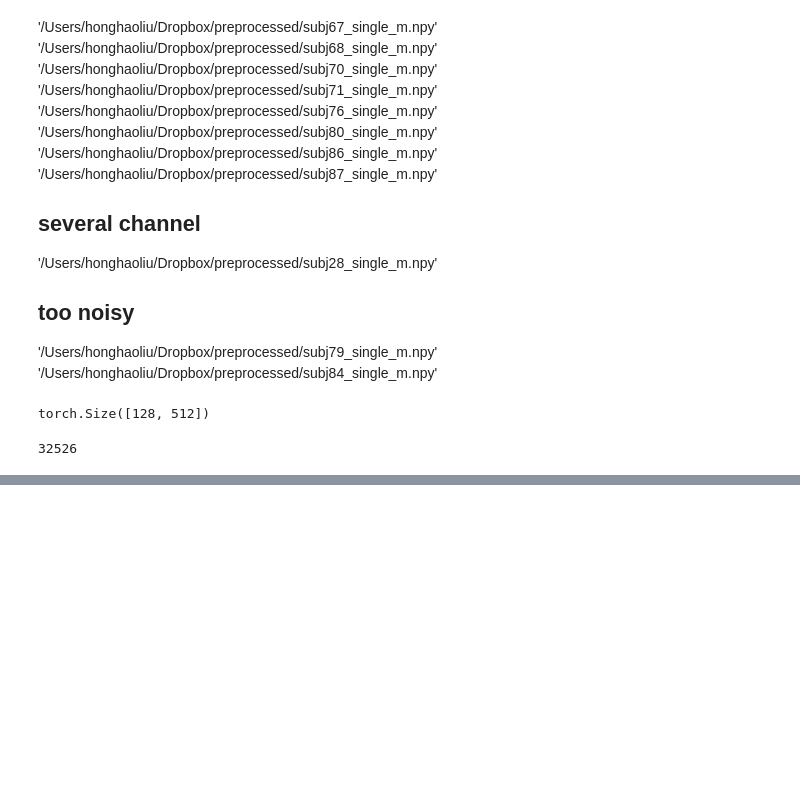
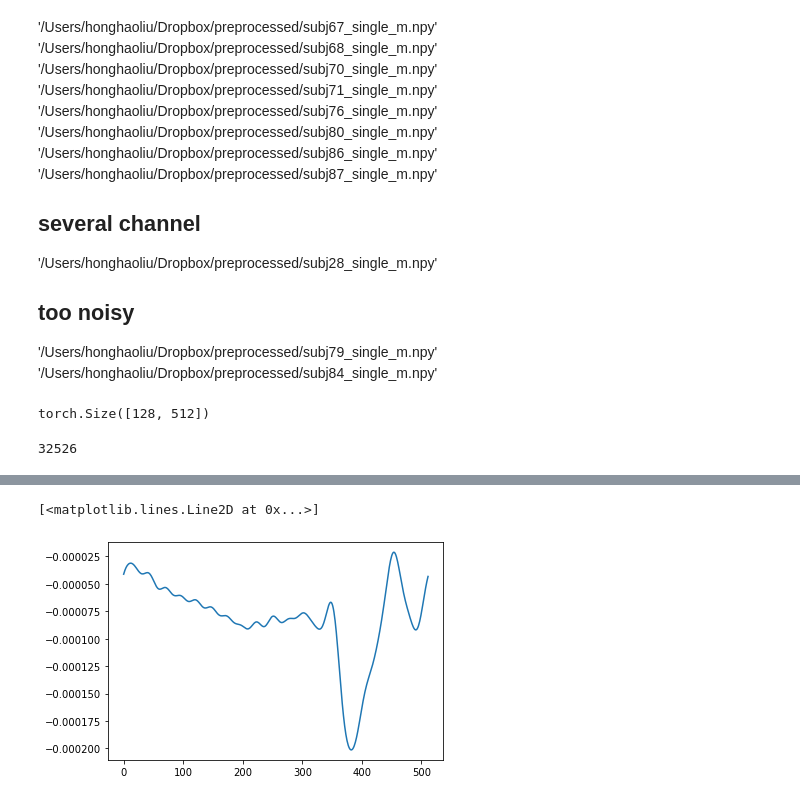
Before and after one commit to HLSUD/BISS, a Jupyter notebook: tmp/visualize_eeg_data.ipynb, the cells around one changed output, grey strips where cells are left out. Drawn from its saved outputs; the diff is of its cells as text; code cells hidden in the pictures; blank space fills up the shorter version.

```diff
--- a/tmp/visualize_eeg_data.ipynb
+++ b/tmp/visualize_eeg_data.ipynb
@@ -291,0 +314,5 @@ import random
+# %%
+plt.plot(x_axis, sample[24])
+# %% [output]
+[<matplotlib.lines.Line2D at 0x...>]
+[figure, added]
```
Also changed, not shown: parts of 16 cells of this notebook, 7 other files.
